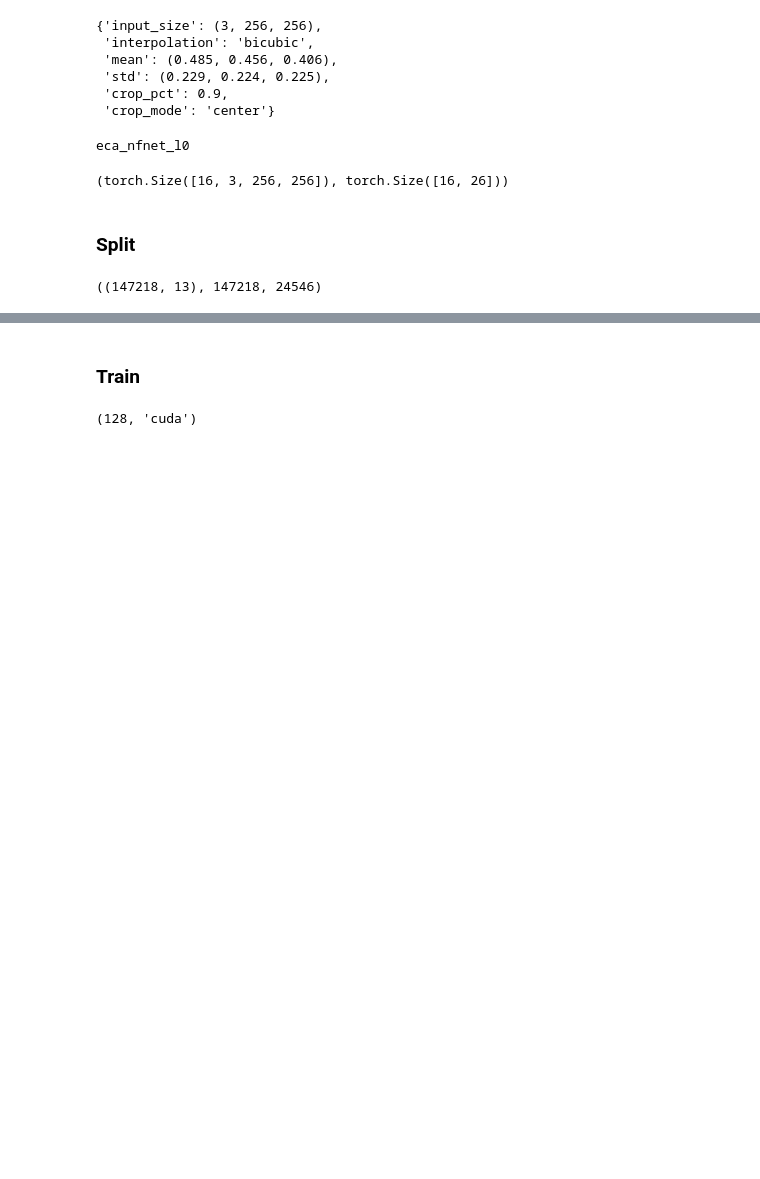
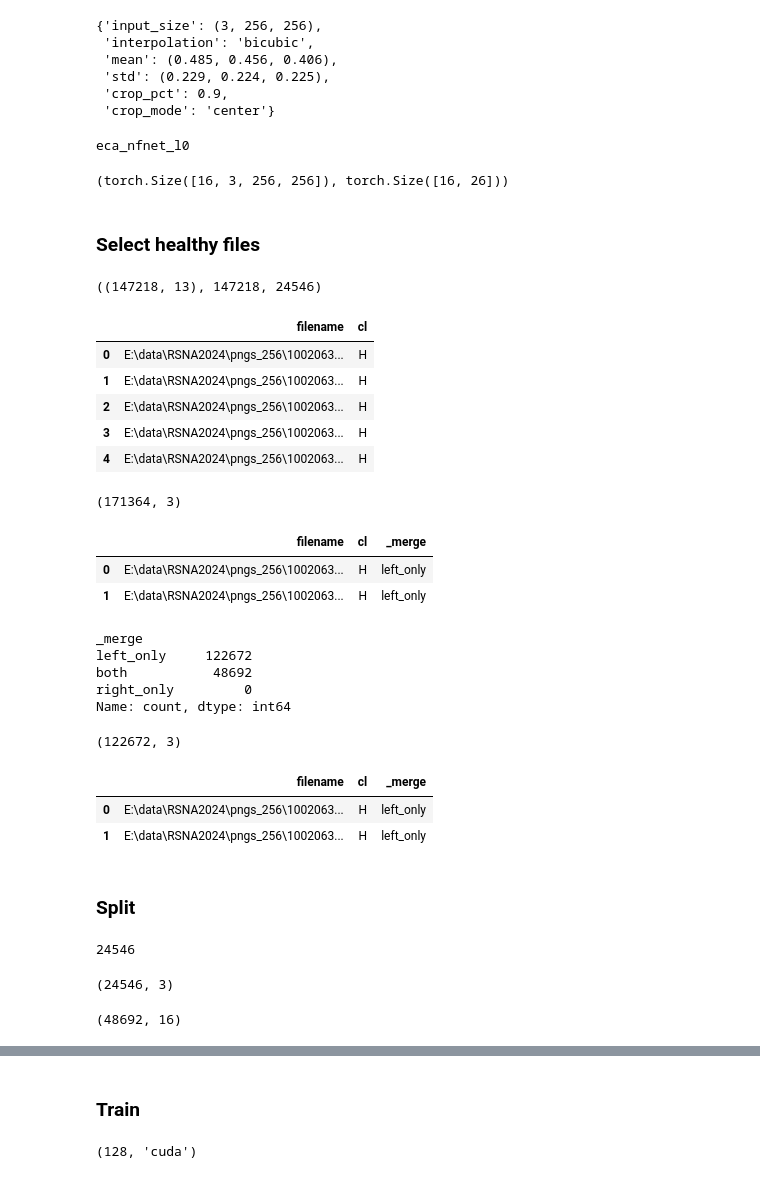
Before and after one commit to rosulucian/deep_learning_playground, a Jupyter notebook: kaggle/RSNA/train.ipynb, the cells around one changed output, grey strips where cells are left out. Saved outputs shown, nothing was run; the diff lists cells and outputs as text; code cells hidden in the pictures; blank space fills up the shorter version.

Commit message:
train metrics update

```diff
--- a/kaggle/RSNA/train.ipynb
+++ b/kaggle/RSNA/train.ipynb
@@ -588,4 +596,4 @@ x.shape, foo.shape
 # %% [output]
 (torch.Size([16, 3, 256, 256]), torch.Size([16, 26]))
 # %% [markdown]
-### Split
+### Select healthy files
@@ -597,3 +603,50 @@ from sklearn.model_selection import ShuffleSplit, StratifiedShuffleSplit
 files_df.shape, files_df.filename.nunique(), coords_df.filename.nunique()
 # %% [output]
 ((147218, 13), 147218, 24546)
+# %%
+files_df['cl'] = 'H'
+# %%
+train_cols = ['filename', 'cl']
+# %%
+files_df.loc[:, train_cols].head()
+# %% [output]
+|  | filename | cl |
+| 0 | E:\data\RSNA2024\pngs_256\1002063... | H |
+| 1 | E:\data\RSNA2024\pngs_256\1002063... | H |
+| 2 | E:\data\RSNA2024\pngs_256\1002063... | H |
+| 3 | E:\data\RSNA2024\pngs_256\1002063... | H |
+| 4 | E:\data\RSNA2024\pngs_256\1002063... | H |
+# %%
+healthy_df = files_df.loc[:, train_cols]
+healthy_df = pd.merge(healthy_df, coords_df.loc[:, ['filename']],  how='left', on=['filename'], indicator=True)
+
+healthy_df.shape
+# %% [output]
+(171364, 3)
+# %%
+healthy_df.head(2)
+# %% [output]
+|  | filename | cl | _merge |
+| 0 | E:\data\RSNA2024\pngs_256\1002063... | H | left_only |
+| 1 | E:\data\RSNA2024\pngs_256\1002063... | H | left_only |
+# %%
+healthy_df['_merge'].value_counts()
+# %% [output]
+_merge
+left_only     122672
+both           48692
+right_only         0
+Name: count, dtype: int64
+# %%
+healthy_df = healthy_df[healthy_df['_merge'] ==  'left_only']
+healthy_df.shape
+# %% [output]
+(122672, 3)
+# %%
+healthy_df.head(2)
+# %% [output]
+|  | filename | cl | _merge |
+| 0 | E:\data\RSNA2024\pngs_256\1002063... | H | left_only |
+| 1 | E:\data\RSNA2024\pngs_256\1002063... | H | left_only |
+# %% [markdown]
+### Split
@@ -599,0 +655,13 @@ files_df.shape, files_df.filename.nunique(), coords_df.filename.nunique()
+# %%
+positive_files = coords_df.filename.nunique()
+positive_files
+# %% [output]
+24546
+# %%
+healthy_df.sample(positive_files).shape
+# %% [output]
+(24546, 3)
+# %%
+coords_df.shape
+# %% [output]
+(48692, 16)
```
Also changed, not shown: parts of 26 cells of this notebook, 1 other file.
